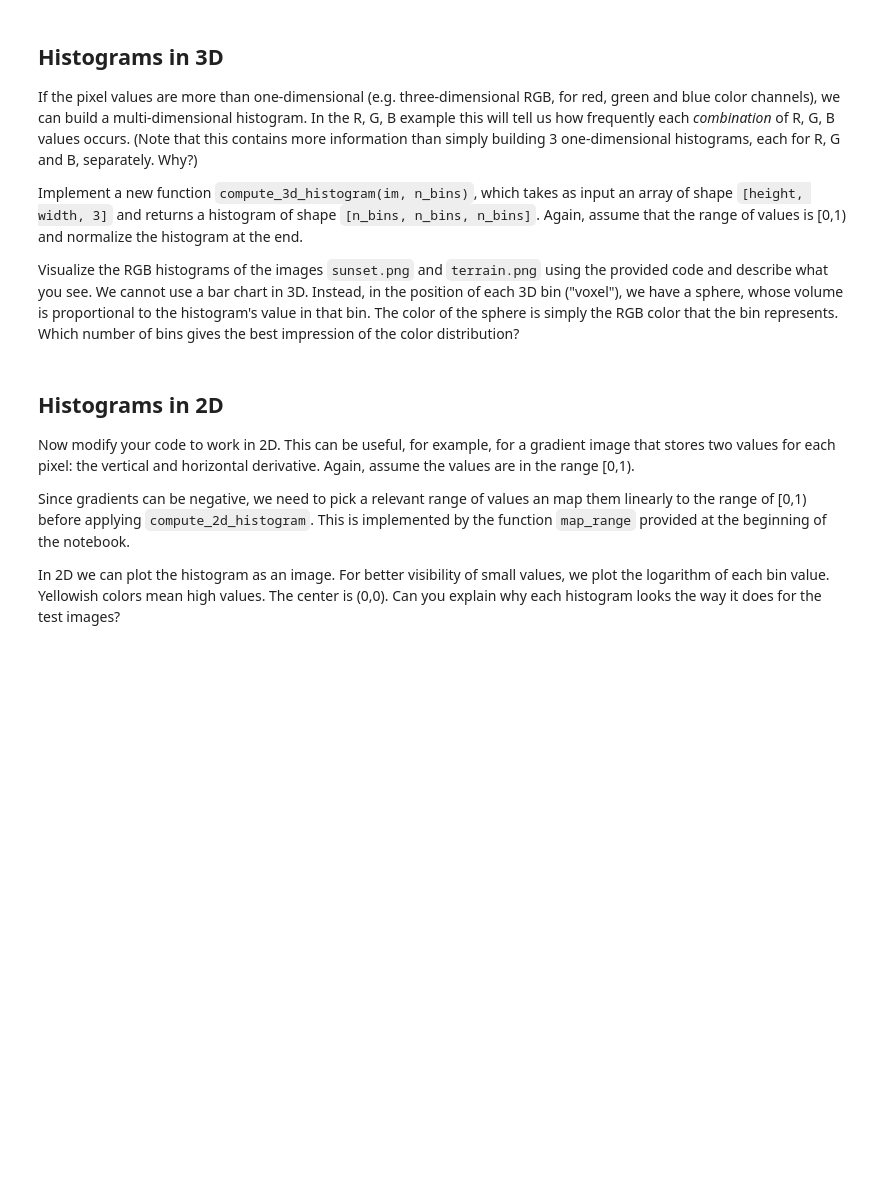
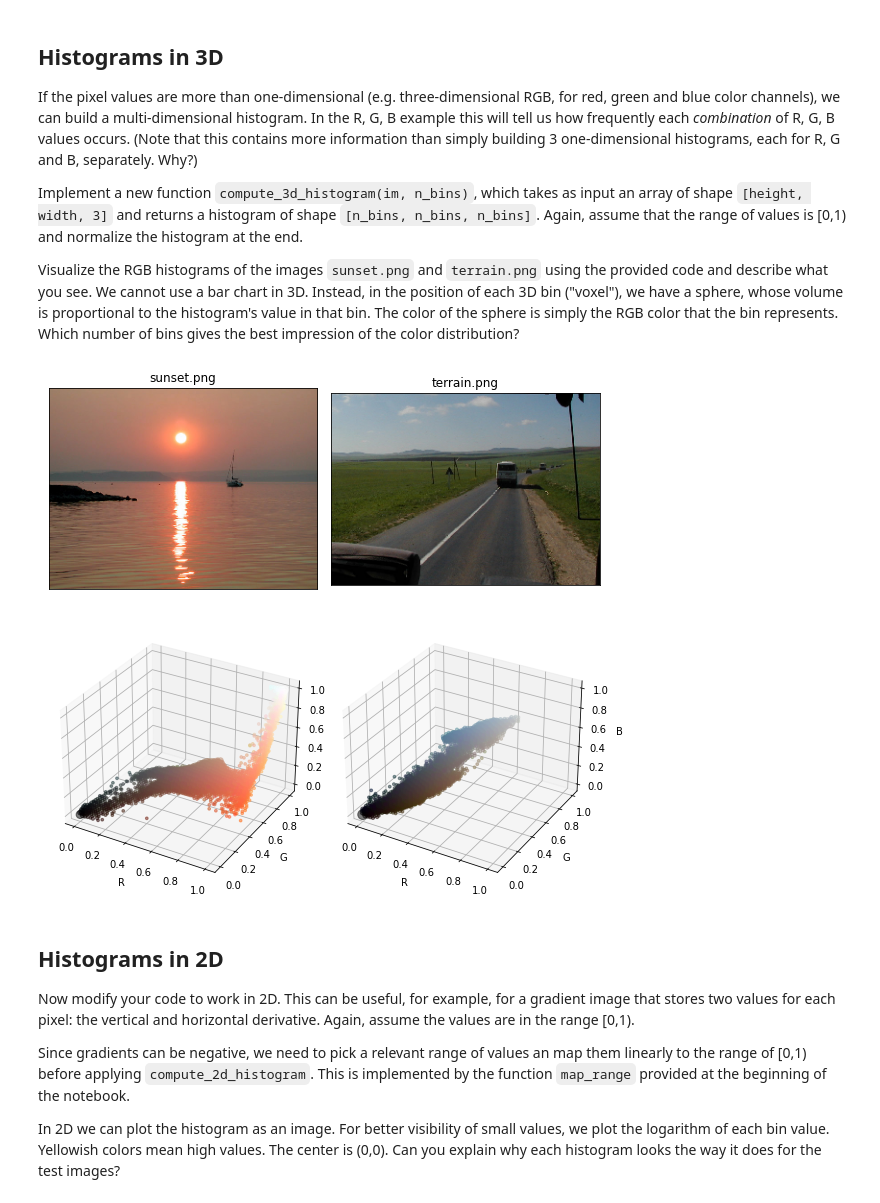
Before and after one commit to duygu-bayrak/Computer-Vision-RWTH, a Jupyter notebook: Exercise3/Janis/local_feature_matching.ipynb, the cells around one changed output. Cells and saved outputs as stored; diff of their text form; code cells hidden in the pictures; blank space fills up the shorter version.

```diff
--- a/Exercise3/Janis/local_feature_matching.ipynb
+++ b/Exercise3/Janis/local_feature_matching.ipynb
@@ -187,34 +182,50 @@ Visualize the RGB histograms of the images `sunset.png` and `terrain.png` using
 # POINTS: 3
 
 def compute_3d_histogram(im, n_bins):
-    histogram = np.zeros([n_bins, n_bins, n_bins], dtype=np.float32)
-
-    # YOUR CODE HERE
-    raise NotImplementedError()
-
+    histogram, _ = np.histogramdd((im[:, :, 0], im[:,:, 1], im[:,:, 2]), (n_bins, n_bins, n_bins), density=True)
+    print(histogram.shape)
     return histogram
+# %%
+def compute_3d_histogram(im, n_bins):
+    histogram = np.zeros([n_bins, n_bins, n_bins], dtype=np.float32)
+    bin_width = 1 / n_bins
+
+    def calculate_indices(values):
+        indices = np.floor_divide(values, bin_width)
+        return tuple(indices.astype(int))
+
+    for i in range(im.shape[0]):
+        for j in range(im.shape[1]):
+            histogram[calculate_indices(im[i, j])] += 1
+
+    histogram /= (im.shape[0] * im.shape[1])
+
+    return histogram
 # %%
 def plot_3d_histogram(ax, data, axis_names='xyz'):
     """Plot a 3D histogram. We plot a sphere for each bin,
     with volume proportional to the bin content."""
     r,g,b = np.meshgrid(*[np.linspace(0,1, dim) for dim in data.shape], indexing='ij')
     colors = np.stack([r,g,b], axis=-1).reshape(-1, 3)
     marker_sizes = 300 * data**(1/3)
     ax.scatter(r.flat, g.flat, b.flat, s=marker_sizes.flat, c=colors, alpha=0.5)
     ax.set_xlabel(axis_names[0])
     ax.set_ylabel(axis_names[1])
     ax.set_zlabel(axis_names[2])
 
 paths = ['sunset.png', 'terrain.png']
 images = [imageio.imread(p) for p in paths]
 plot_multiple(images, paths)
 
 fig, axes = plt.subplots(1, 2, figsize=(8, 4), subplot_kw={'projection': '3d'})
 for path, ax in zip(paths, axes):
     im = imageio.imread(path).astype(np.float32)/256
-    hist = compute_3d_histogram(im, n_bins=16) # <--- FIDDLE WITH N_BINS HERE
+    hist = compute_3d_histogram(im, n_bins=50) # <--- FIDDLE WITH N_BINS HERE
     plot_3d_histogram(ax, hist, 'RGB')
 fig.tight_layout()
+# %% [output]
+[figure, added]
+[figure, added]
 # %% [markdown]
 ## Histograms in 2D
 
```
Also changed, not shown: parts of 16 cells of this notebook.
